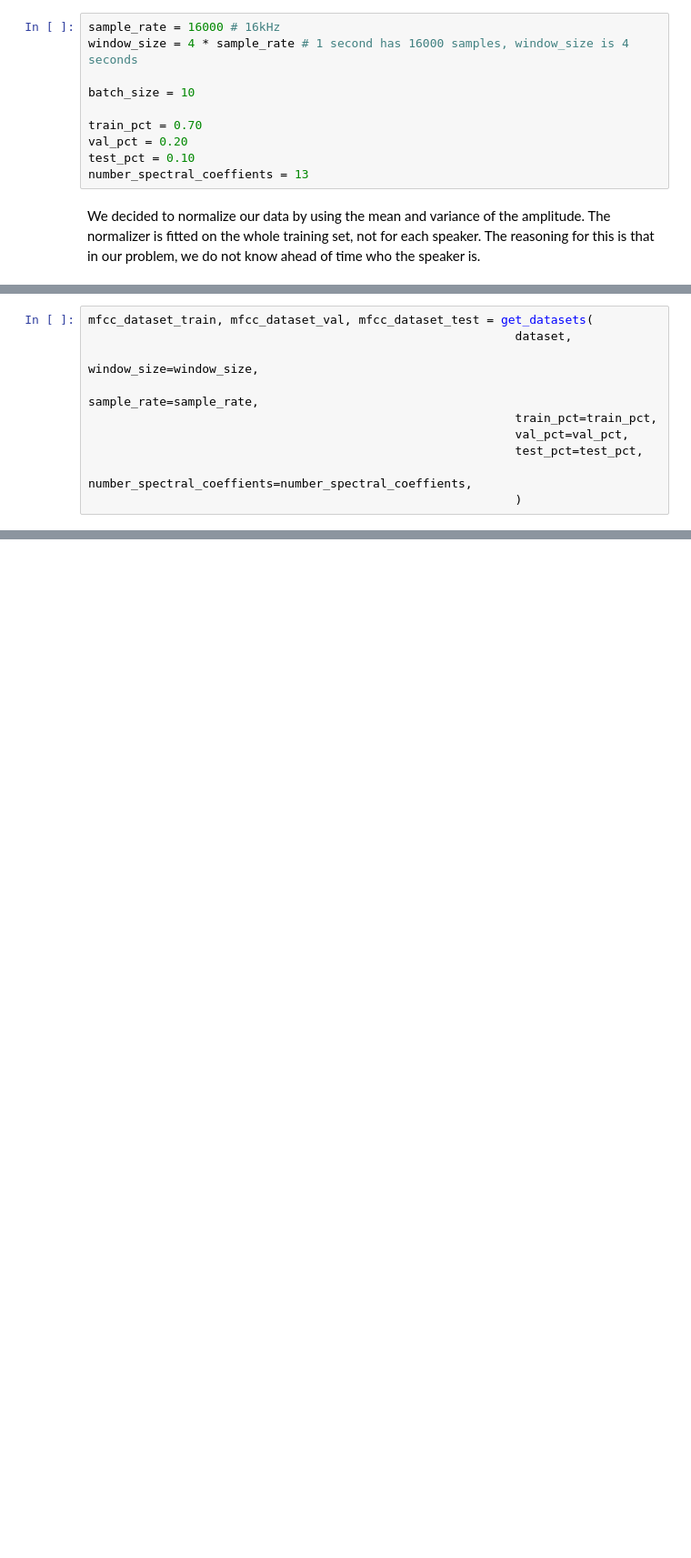
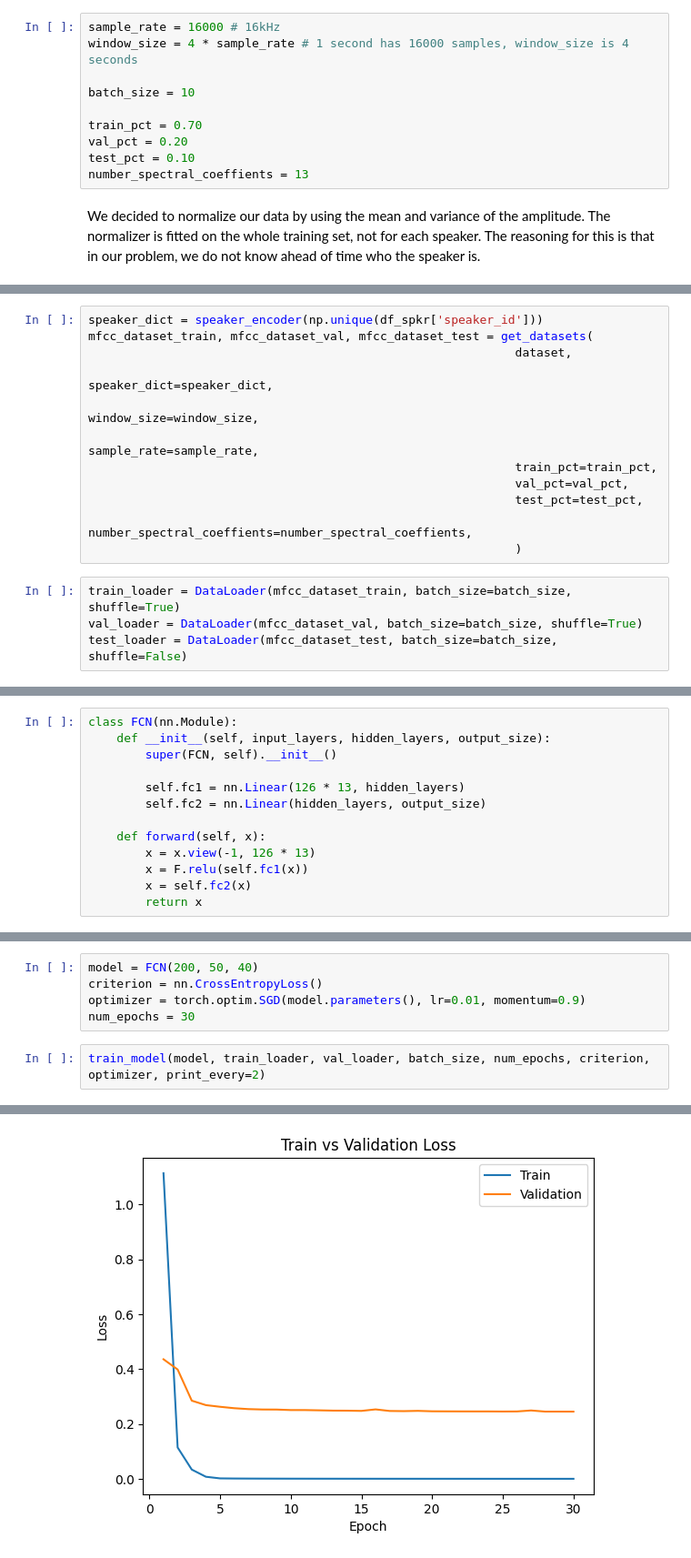
Before and after one commit to renzo-b/audio-speaker-recognition, a Jupyter notebook: notebooks/speaker_verification.ipynb, the cells around one changed output, grey strips where cells are left out. Shown at 91% size. Drawn from its saved outputs; the diff is of its cells as text; blank space fills up the shorter version.

Commit message:
Add encoding to speaker_ids

```diff
--- a/notebooks/speaker_verification.ipynb
+++ b/notebooks/speaker_verification.ipynb
@@ -249,8 +260,10 @@ def get_datasets(base_dataset, window_size : int, sample_rate : int, train_pct :
 
     return mfcc_dataset_train, mfcc_dataset_val, mfcc_dataset_test
 # %%
+speaker_dict = speaker_encoder(np.unique(df_spkr['speaker_id']))
 mfcc_dataset_train, mfcc_dataset_val, mfcc_dataset_test = get_datasets(
                                                             dataset,
+                                                            speaker_dict=speaker_dict,
                                                             window_size=window_size,
                                                             sample_rate=sample_rate,
                                                             train_pct=train_pct,
@@ -258,3 +271,7 @@ mfcc_dataset_train, mfcc_dataset_val, mfcc_dataset_test = get_datasets(
                                                             test_pct=test_pct,
                                                             number_spectral_coeffients=number_spectral_coeffients,
                                                             )
+# %%
+train_loader = DataLoader(mfcc_dataset_train, batch_size=batch_size, shuffle=True)
+val_loader = DataLoader(mfcc_dataset_val, batch_size=batch_size, shuffle=True)
+test_loader = DataLoader(mfcc_dataset_test, batch_size=batch_size, shuffle=False)
@@ -260,0 +284,13 @@ mfcc_dataset_train, mfcc_dataset_val, mfcc_dataset_test = get_datasets(
+# %%
+class FCN(nn.Module):
+    def __init__(self, input_layers, hidden_layers, output_size):
+        super(FCN, self).__init__()
+
+        self.fc1 = nn.Linear(126 * 13, hidden_layers)
+        self.fc2 = nn.Linear(hidden_layers, output_size)
+
+    def forward(self, x):
+        x = x.view(-1, 126 * 13)
+        x = F.relu(self.fc1(x))
+        x = self.fc2(x)
+        return x
@@ -260,0 +393,8 @@ mfcc_dataset_train, mfcc_dataset_val, mfcc_dataset_test = get_datasets(
+# %%
+model = FCN(200, 50, 40)
+criterion = nn.CrossEntropyLoss()
+optimizer = torch.optim.SGD(model.parameters(), lr=0.01, momentum=0.9)
+num_epochs = 30
+# %%
+train_model(model, train_loader, val_loader, batch_size, num_epochs, criterion, optimizer, print_every=2)
+# %% [output]
@@ -260,0 +418 @@ mfcc_dataset_train, mfcc_dataset_val, mfcc_dataset_test = get_datasets(
+[figure, added]
```
Also changed, not shown: parts of 13 cells of this notebook.
